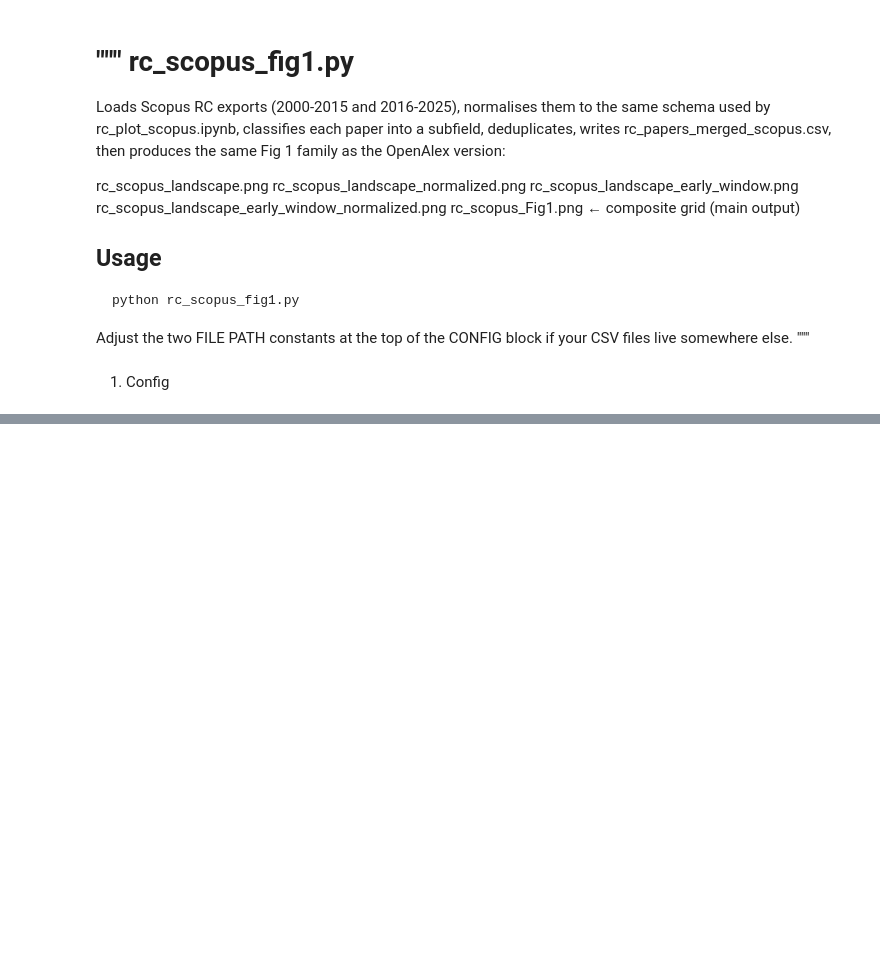
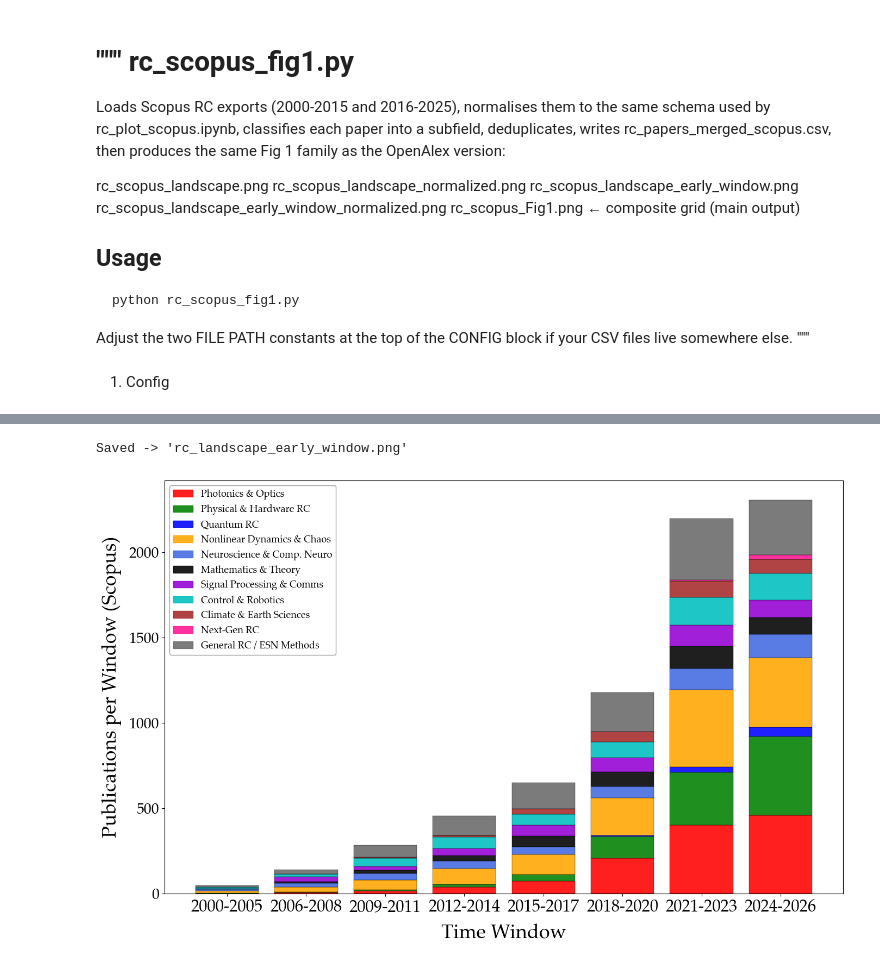
Before and after one commit to maneesh51/RCC_Perspective, a Jupyter notebook: rc_plot_scopus.ipynb, the cells around one changed output, grey strips where cells are left out. Cells and saved outputs as stored; diff of their text form; code cells hidden in the pictures; blank space fills up the shorter version.

```diff
--- a/rc_plot_scopus.ipynb
+++ b/rc_plot_scopus.ipynb
@@ -764,0 +707,66 @@ Saved -> 'rc_scopus_Fig1.png'
+# %%
+def plot_absolute_early_window2(papers, landmarks, order, matrix, years, totals):
+    """Stacked bar histogram showing subfield distribution across time windows."""
+
+    # Define time windows
+    windows = [(2000, 2005), (2006, 2008), (2009, 2011), (2012, 2014), (2015, 2017),\
+                (2018, 2020), (2021, 2023), (2024, 2026)]
+    window_labels = ["2000-2005", "2006-2008", "2009-2011", "2012-2014", "2015-2017",\
+                      "2018-2020", "2021-2023", "2024-2026"]
+
+    # Count papers by subfield for each window
+    window_data = []
+    for start, end in windows:
+        sf_counts = defaultdict(int)
+        for p in papers:
+            try:
+                year = int(p.get("year"))
+            except (TypeError, ValueError):
+                continue
+            if start <= year <= end:
+                sf = p.get("subfield", "") or DEFAULT_SUBFIELD
+                sf_counts[sf] += 1
+        window_data.append(sf_counts)
+
+    # Create matrix for stacking: rows are subfields, columns are windows
+    window_matrix = np.zeros((len(order), len(windows)))
+    for w_idx, sf_counts in enumerate(window_data):
+        for s_idx, sf in enumerate(order):
+            window_matrix[s_idx, w_idx] = sf_counts.get(sf, 0)
+
+    # Create stacked bar chart
+    fig, ax = plt.subplots(figsize=(16, 10))
+    colors = [SUBFIELD_COLORS.get(sf, "#aaaaaa") for sf in order]
+
+    x_pos = np.arange(len(windows))
+    bottom = np.zeros(len(windows))
+
+    for s_idx, sf in enumerate(order):
+        heights = window_matrix[s_idx]
+        if heights.sum() > 0:
+            ax.bar(x_pos, heights, bottom=bottom, label=sf, color=colors[s_idx],
+                   alpha=0.88, edgecolor="black", linewidth=0.3)
+            bottom += heights
+
+    ax.set_xticks(x_pos)
+    ax.set_xticklabels(window_labels, fontsize=22)
+    ax.set_ylabel("Publications per Window (Scopus)", color="black", fontsize=26, labelpad=10)
+    ax.set_xlabel("Time Window", color="black", fontsize=26, labelpad=10)
+    ax.tick_params(axis="y", labelsize=20)
+    ax.set_axisbelow(True)
+
+    # Add legend
+    handles = [mpatches.Patch(color=colors[i], label=order[i], alpha=0.88)
+               for i in range(len(order)) if window_matrix[i].sum() > 0]
+    ax.legend(handles=handles, loc="upper left", fontsize=13, framealpha=0.9,
+              edgecolor="#999", facecolor="white", ncol=1)
+
+    fig.subplots_adjust(left=0.1, right=0.88, bottom=0.14, top=0.90)
+    plt.savefig(OUTPUT_ABS_EARLY, dpi=200, bbox_inches="tight")
+    print(f"Saved -> '{OUTPUT_ABS_EARLY}'")
+    plt.show()
+
+plot_absolute_early_window2(papers, landmarks, order, matrix, years, totals)
+# %% [output]
+Saved -> 'rc_landscape_early_window.png'
+[figure, added]
```
Also changed, not shown: parts of 8 cells of this notebook, 9 other files.
